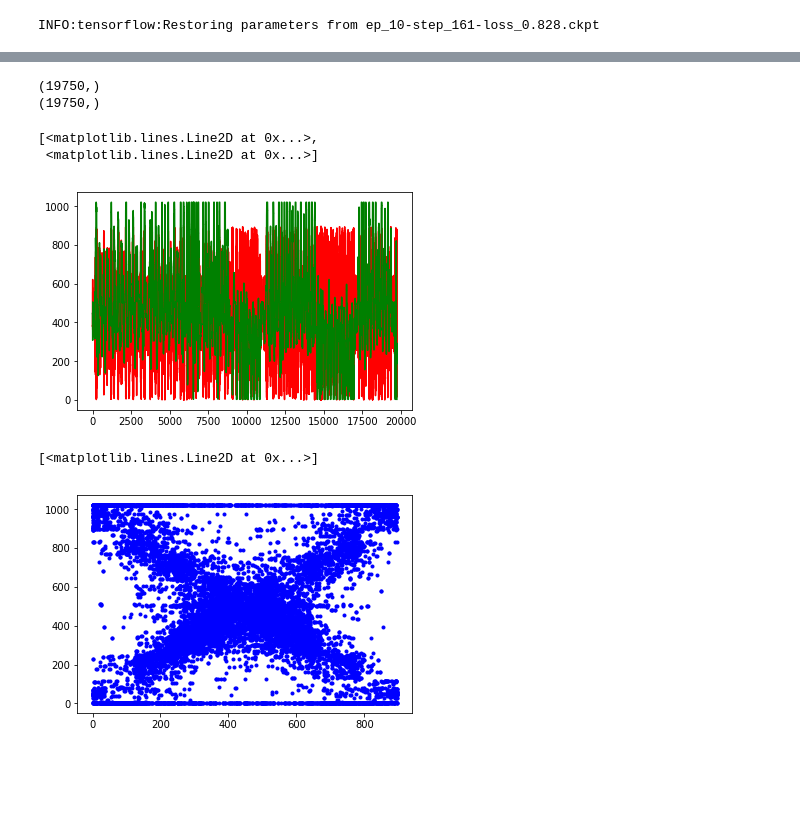
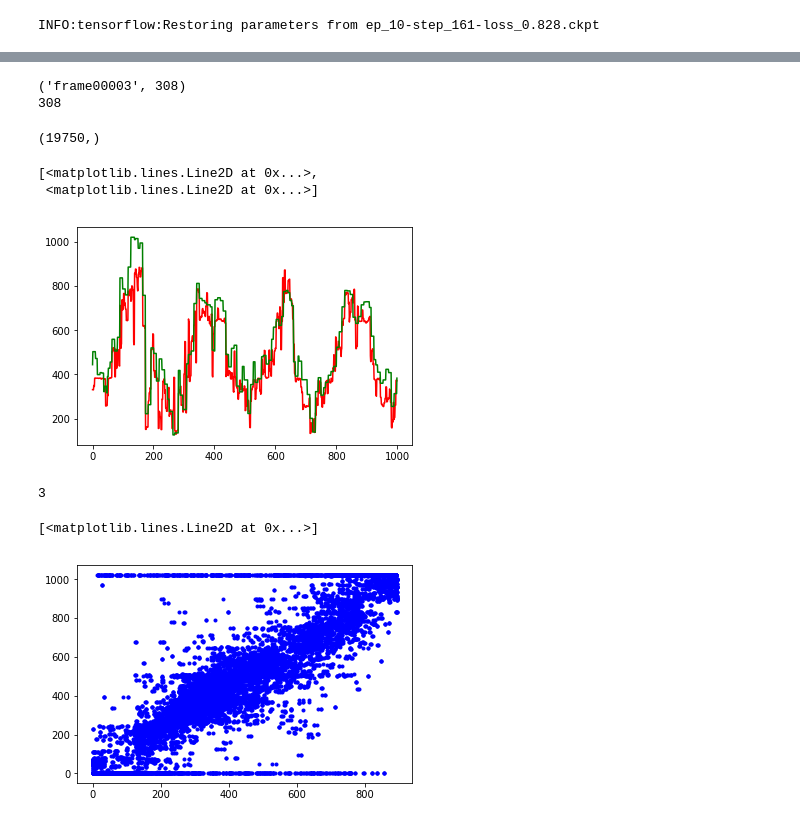
Before and after one commit to tall-josh/fyp_diy_robo_car, a Jupyter notebook: end2end/tf_end2end.ipynb, the cells around one changed output, grey strips where cells are left out. Drawn from its saved outputs; the diff is of its cells as text; code cells hidden in the pictures; blank space fills up the shorter version.

Commit message:
Fixed plotting mirroring errors

```diff
--- a/end2end/tf_end2end.ipynb
+++ b/end2end/tf_end2end.ipynb
@@ -187,9 +187,9 @@ test_gen = DataGenerator(batch_size=10,
                       image_dir=image_dir,
                       anno_dir=anno_dir,
                       num_bins=NUM_BINS)
-test_image, anno = test_gen.get_next_batch()
+images, annos = test_gen.get_next_batch()
 ckpt = "ep_10-step_161-loss_0.828.ckpt"
-probs, preds = car_brain.Predict(test_image, ckpt)
+probs, preds = car_brain.Predict(images, ckpt)
 pred_angles = car_brain.ExpectedBinToDeg(preds)
 # %% [output]
 INFO:tensorflow:Restoring parameters from ep_10-step_161-loss_0.828.ckpt
@@ -223,21 +223,28 @@ Text(0,0.5,'Prob')
 # %%
 all_data_sequential = load_data("../data/all_data_sequential.txt")
 all_img_paths = [f"../data/gray_80_80_annotated/images/{ele[0]}.jpg" for ele in all_data_sequential]
+all_data_sequential_binned = bin_steering_annos(all_data_sequential, NUM_BINS)
 # all_images    = load_images(all_img_paths)
 # %%
 all_gen = DataGenerator(batch_size=50,
-                      data_set=all_data_sequential,
+                      data_set=all_data_sequential_binned,
                       image_dir=image_dir,
                       anno_dir=anno_dir,
                       num_bins=NUM_BINS,
                       shuffle=False)
+annotations = [ele[1] for ele in all_data_sequential]
 predictions = list()
+annotations_binned = list()
 ckpt = "ep_10-step_161-loss_0.828.ckpt"
-pbar = tqdm(list(range(all_gen.steps_per_epoch)))
-for step in pbar:
-    test_image, anno = all_gen.get_next_batch()
-    probs, preds = car_brain.Predict(test_image, ckpt)
-    pred_angles = car_brain.ExpectedBinToDeg(preds)
-    predictions.extend(preds)
+with tf.Session() as sess:
+    car_brain.saver.restore(sess,ckpt)
+    pbar = tqdm(list(range(all_gen.steps_per_epoch)))
+    for step in pbar:
+        images, annos = all_gen.get_next_batch()
+        probs, preds = sess.run([car_brain.probs, car_brain.prediction], feed_dict={car_brain.x:images, car_brain.training: False})
+    #     probs, preds = car_brain.Predict(images, ckpt)
+        pred_angles = car_brain.ExpectedBinToDeg(preds)
+        predictions.extend(preds)
+        annotations_binned.extend(annos)
 # %% [output]
 INFO:tensorflow:Restoring parameters from ep_10-step_161-loss_0.828.ckpt
@@ -256,21 +251,30 @@ INFO:tensorflow:Restoring parameters from ep_10-step_161-loss_0.828.ckpt
+# %%
+print(all_data_sequential[3])
+print(annotations[3])
+# %% [output]
+('frame00003', 308)
+308
 # %%
 preds_converted = [int(p*128) for p in predictions]
-labels = [ele[1] for ele in all_data_sequential]
-x_ax = range(len(preds_converted))
-print(np.shape(labels[:-46]))
+# labels = [ele[1] for ele in all_data_sequential]
+x_ax = range(len(preds_converted[100:1100]))
+# print(np.shape(labels[:-46]))
 print(np.shape(preds_converted))
-plt.plot(x_ax, preds_converted, "r", x_ax, labels[:-46], "g")
+plt.plot(x_ax, preds_converted[100:1100], "r", x_ax, annotations[100:1100], "g")
 # %% [output]
 (19750,)
-(19750,)
 [<matplotlib.lines.Line2D at 0x...>,
  <matplotlib.lines.Line2D at 0x...>]
-[figure, old version]
+[figure, new version]
+# %%
+print(min(annotations))
+# %% [output]
+3
 # %%
-plt.plot(preds_converted, labels[:-46], 'b.')
+plt.plot(preds_converted, annotations[:-46], 'b.')
 # %% [output]
 [<matplotlib.lines.Line2D at 0x...>]
-[figure, old version]
+[figure, new version]
 # %%
 #print(all_img_paths[0].split('/')[-1].split('.')[0])
 for a, img_pth in zip(angles, all_img_paths):
```
Also changed, not shown: parts of 4 cells of this notebook, 1 other file.
